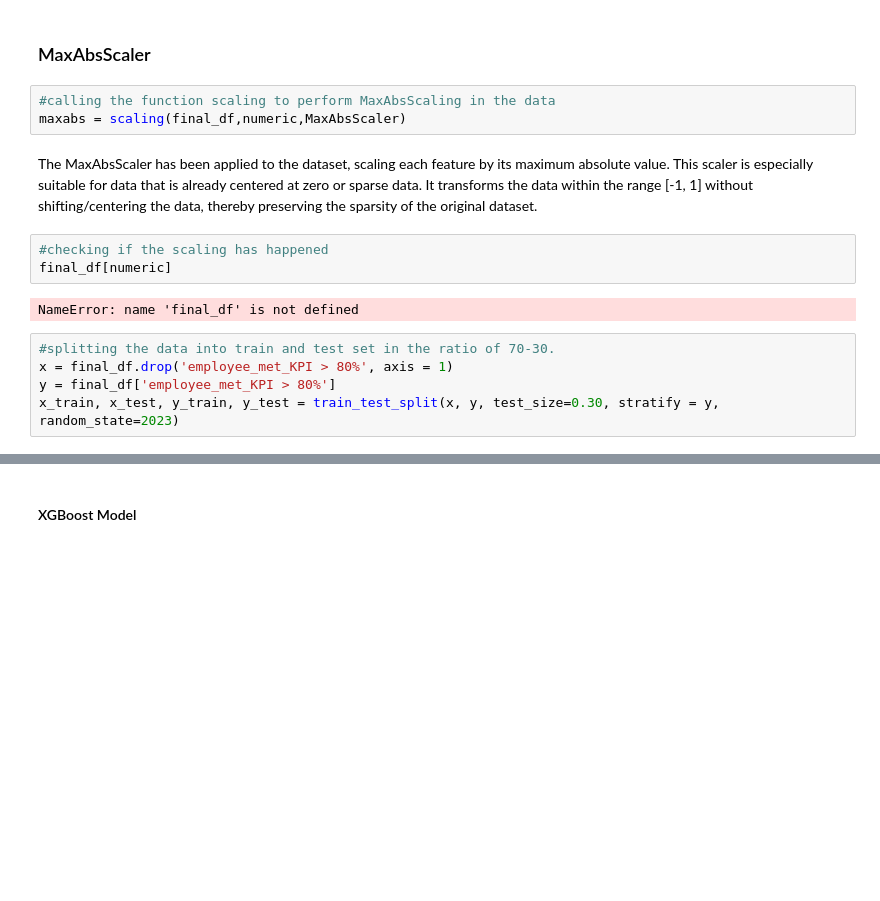
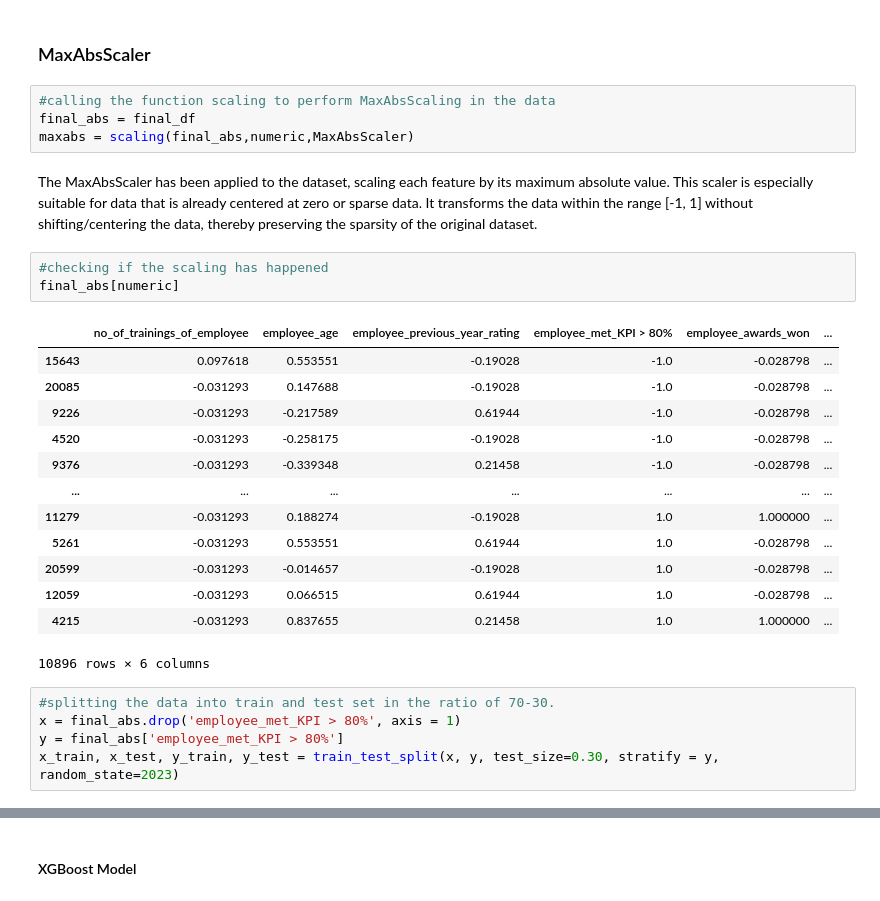
Before and after one commit to DipanshuKakshapati/Teach-For-India-Employee-Performance-Prediction-Tool, a Jupyter notebook: Component_4.ipynb, the cells around one changed output, grey strips where cells are left out. Cells and saved outputs as stored; diff of their text form; blank space fills up the shorter version.

```diff
--- a/Component_4.ipynb
+++ b/Component_4.ipynb
@@ -1260,18 +1402,31 @@ The accuracy on the test data is 69%, showing a slight decrease from the trainin
 ### MaxAbsScaler
 # %%
 #calling the function scaling to perform MaxAbsScaling in the data
-maxabs = scaling(final_df,numeric,MaxAbsScaler)
+final_abs = final_df
+maxabs = scaling(final_abs,numeric,MaxAbsScaler)
-# %% [markdown]
-
-The MaxAbsScaler has been applied to the dataset, scaling each feature by its maximum absolute value. This scaler is especially suitable for data that is already centered at zero or sparse data. It transforms the data within the range [-1, 1] without shifting/centering the data, thereby preserving the sparsity of the original dataset.
+# %% [markdown]
+
+The MaxAbsScaler has been applied to the dataset, scaling each feature by its maximum absolute value. This scaler is especially suitable for data that is already centered at zero or sparse data. It transforms the data within the range [-1, 1] without shifting/centering the data, thereby preserving the sparsity of the original dataset.
 # %%
 #checking if the scaling has happened
-final_df[numeric]
+final_abs[numeric]
 # %% [output]
+|  | no_of_trainings_of_employee | employee_age | employee_previous_year_rating | employee_met_KPI > 80% | employee_awards_won | ... |
+| 15643 | 0.097618 | 0.553551 | -0.19028 | -1.0 | -0.028798 | ... |
+| 20085 | -0.031293 | 0.147688 | -0.19028 | -1.0 | -0.028798 | ... |
+| 9226 | -0.031293 | -0.217589 | 0.61944 | -1.0 | -0.028798 | ... |
+| 4520 | -0.031293 | -0.258175 | -0.19028 | -1.0 | -0.028798 | ... |
+| 9376 | -0.031293 | -0.339348 | 0.21458 | -1.0 | -0.028798 | ... |
+| ... | ... | ... | ... | ... | ... | ... |
+| 11279 | -0.031293 | 0.188274 | -0.19028 | 1.0 | 1.000000 | ... |
+| 5261 | -0.031293 | 0.553551 | 0.61944 | 1.0 | -0.028798 | ... |
+| 20599 | -0.031293 | -0.014657 | -0.19028 | 1.0 | -0.028798 | ... |
+| 12059 | -0.031293 | 0.066515 | 0.61944 | 1.0 | -0.028798 | ... |
+| 4215 | -0.031293 | 0.837655 | 0.21458 | 1.0 | 1.000000 | ... |
-NameError: name 'final_df' is not defined
+10896 rows × 6 columns
-# %%
-#splitting the data into train and test set in the ratio of 70-30.
-x = final_df.drop('employee_met_KPI > 80%', axis = 1)
-y = final_df['employee_met_KPI > 80%']
-x_train, x_test, y_train, y_test = train_test_split(x, y, test_size=0.30, stratify = y, random_state=2023)
+# %%
+#splitting the data into train and test set in the ratio of 70-30.
+x = final_abs.drop('employee_met_KPI > 80%', axis = 1)
+y = final_abs['employee_met_KPI > 80%']
+x_train, x_test, y_train, y_test = train_test_split(x, y, test_size=0.30, stratify = y, random_state=2023)
 # %%
```
Also changed, not shown: parts of 56 cells of this notebook.
